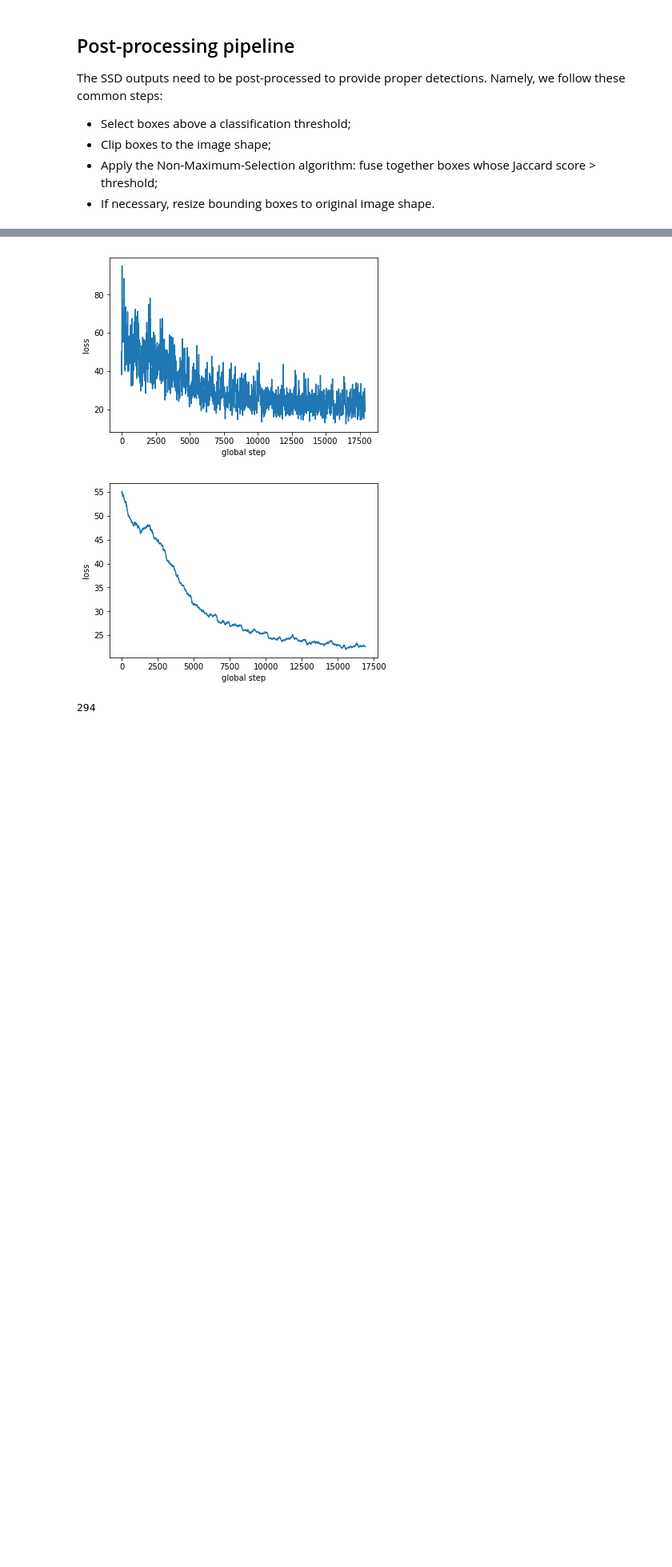
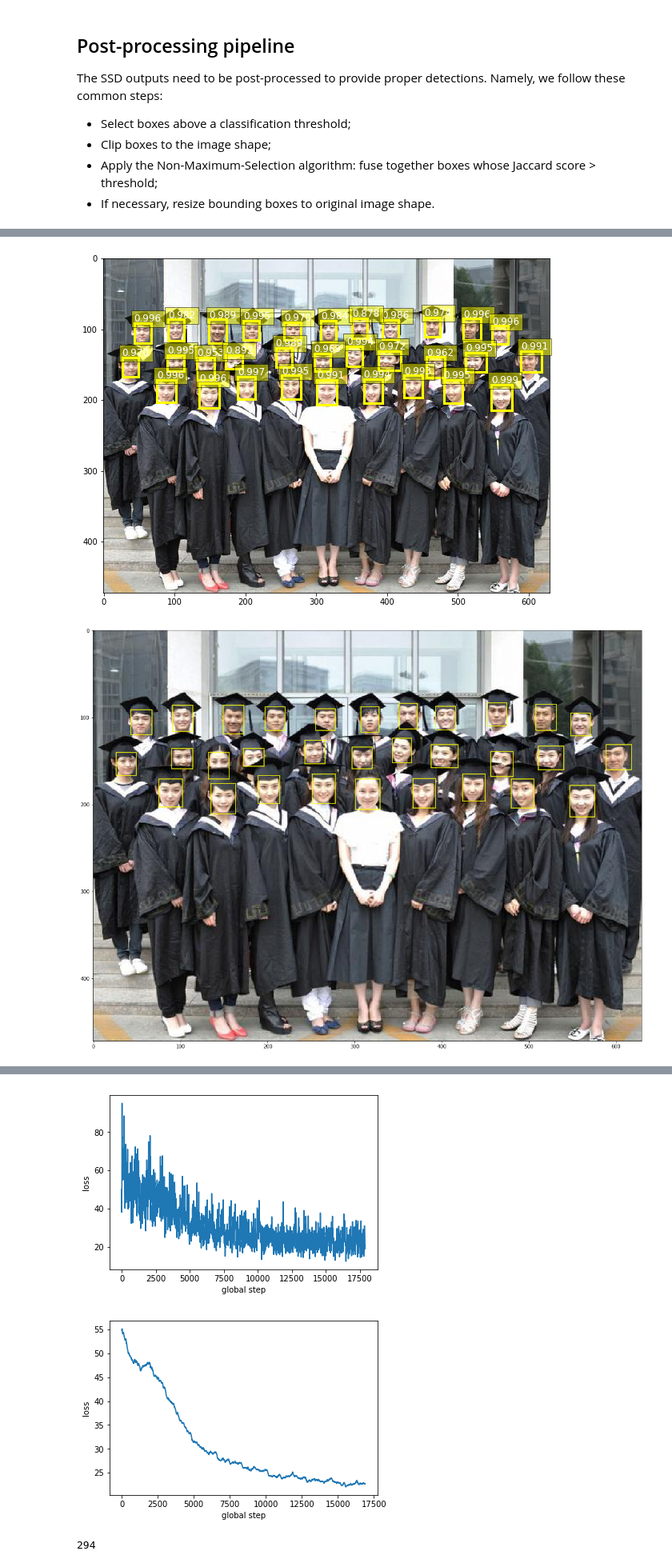
Before and after one commit to shl666/SSD_small_object_detection, a Jupyter notebook: notebooks/ssd_notebook.ipynb, the cells around one changed output, grey strips where cells are left out. Shown at 80% size. Cells and saved outputs as stored; diff of their text form; code cells hidden in the pictures; blank space fills up the shorter version.

```diff
--- a/notebooks/ssd_notebook.ipynb
+++ b/notebooks/ssd_notebook.ipynb
@@ -42,15 +42,12 @@ image_4d = tf.expand_dims(image_pre, 0)
 
 # Define the SSD model.
 reuse = True if 'ssd_net' in locals() else None
-ssd_net = ssd_vgg_300.SSDNet()
+ssd_net = ssd_vgg_300_addblock3.SSDNet()
 with slim.arg_scope(ssd_net.arg_scope(data_format=data_format)):
     predictions, localisations, _, _ = ssd_net.net(image_4d, is_training=False, reuse=reuse)
 
 # Restore SSD model.
-# ckpt_filename = '../checkpoints/ssd_300_vgg.ckpt'
-ckpt_filename = '../log/WF_addbolck3/model.ckpt-17641'
-# ckpt_filename = '../log/modified_verticalbox_nopretrainvgg/model.ckpt-4339'
-# ckpt_filename = '../checkpoints/VGG_VOC0712_SSD_300x300_ft_iter_120000.ckpt'
+ckpt_filename = '../checkpoints/model.ckpt-17641'
 isess.run(tf.global_variables_initializer())
 saver = tf.train.Saver()
 saver.restore(isess, ckpt_filename)
@@ -95,8 +92,12 @@ def process_image(img, select_threshold=0.5, nms_threshold=.45, net_shape=(300,
 import utils
 import re
 import os
+
+
 def util_process_image(isess, path, path_cropped, image_name, nums, select_threshold=0.5, nms_threshold=.45, net_shape=(300, 300)):
-
+    '''
+    Cropping Prediction Function.
+    '''
     path_cropped_lst = utils.crop_img(path, path_cropped, image_name, nums)
 
     record_classes = []
@@ -189,0 +157,15 @@ Wall time: 390 ms
+# %%
+%%time
+
+path = '../demo/'
+path_cropped = '../demo/cropped/'
+image_name = 'face_1.jpg'
+nums = [i+2 for i in range(7)]
+rclasses, rscores, rbboxes = util_process_image(isess, path, path_cropped, image_name, nums\
+                                                , select_threshold=0.76,nms_threshold=.1)
+img = mpimg.imread(path + image_name)
+visualization.plt_bboxes_one(img, rclasses, rscores, rbboxes, idx=1, figsize=(10,10), linewidth = 3)
+visualization.plt_bboxes_face(img, rclasses, rscores, rbboxes, figsize=(20,20), linewidth = 1.5)
+# %% [output]
+[figure, added]
+[figure, added]
```
Also changed, not shown: parts of 7 cells of this notebook, 4 other files.
